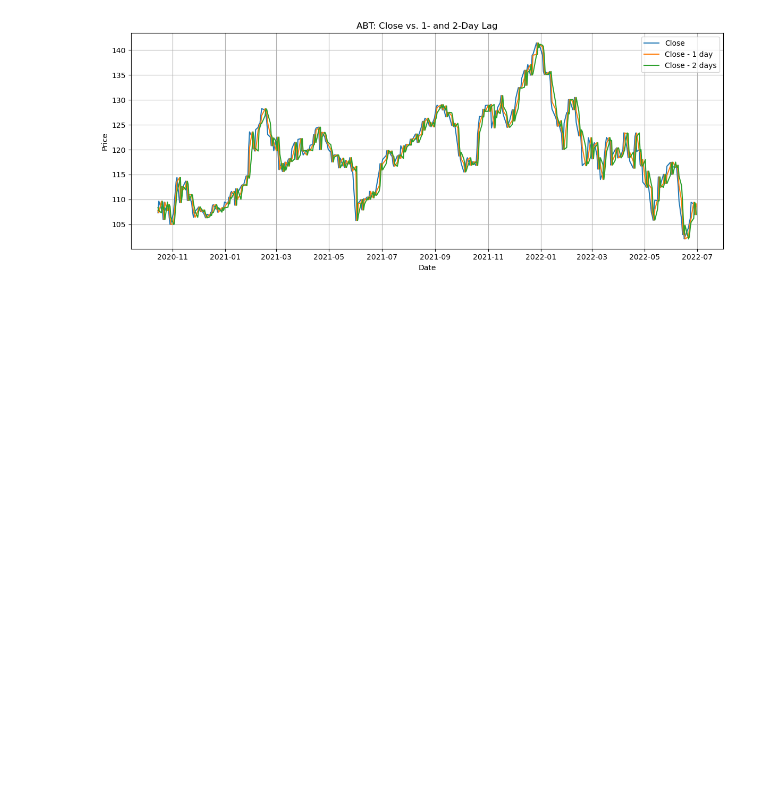
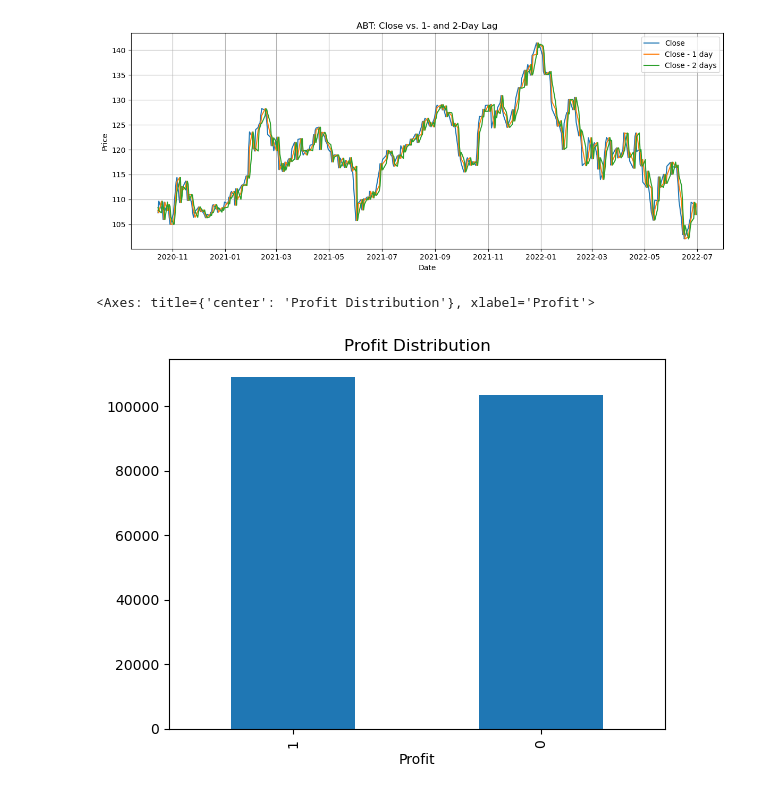
Before and after one commit to SalmanAlfarisi5/StockMarketPrediction, a Jupyter notebook: Code/EDA.ipynb, the cells around one changed output. Cells and saved outputs as stored; diff of their text form; code cells hidden in the pictures; blank space fills up the shorter version.

```diff
--- a/Code/EDA.ipynb
+++ b/Code/EDA.ipynb
@@ -130,3 +130,8 @@ for sym in symbols:
 [figure]
 [figure]
 [figure]
+# %%
+merged_df['Profit'].value_counts().plot(kind='bar', title='Profit Distribution')
+# %% [output]
+<Axes: title={'center': 'Profit Distribution'}, xlabel='Profit'>
+[figure, added]
```
Also changed, not shown: 2 other files.
